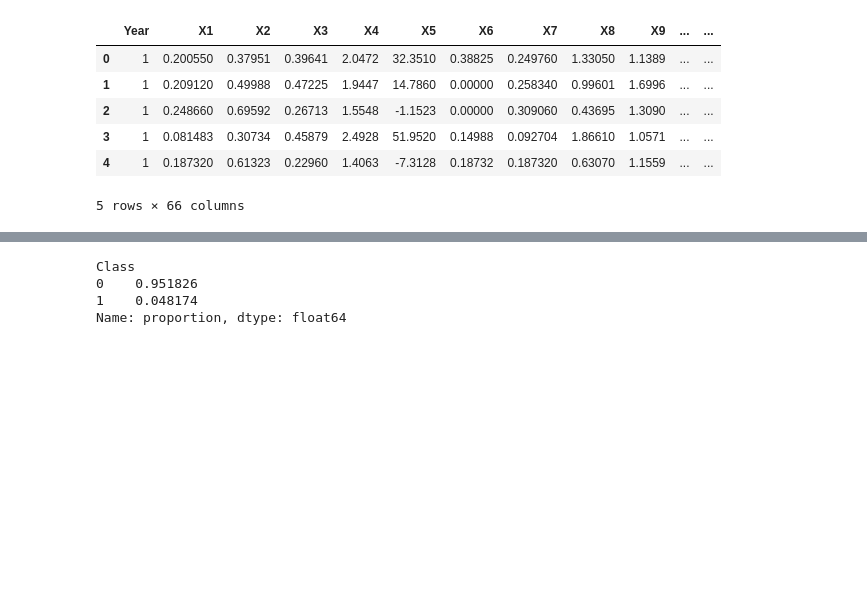
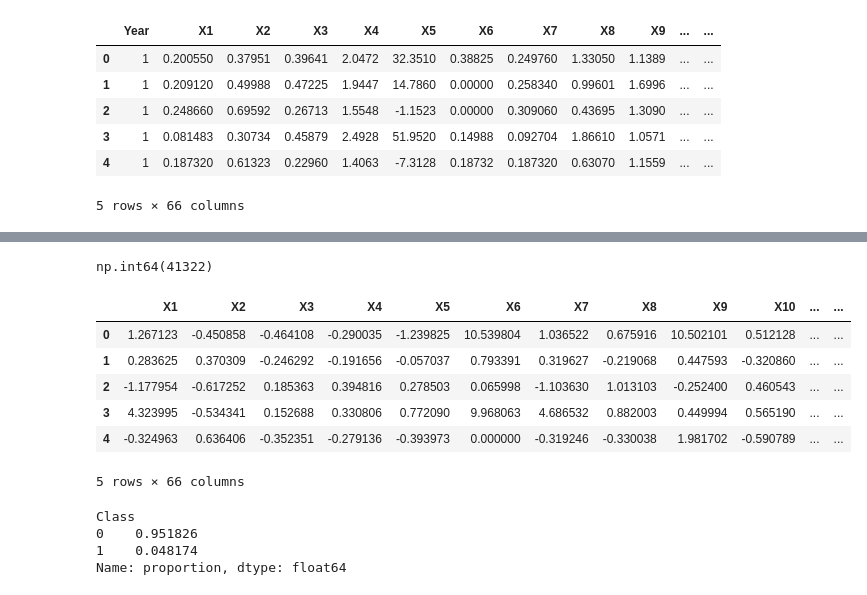
Before and after one commit to MohamedMohsen20501990/bankruptsy_in_poland_binary_classification, a Jupyter notebook: notebooks/main.ipynb, the cells around one changed output, grey strips where cells are left out. Cells and saved outputs as stored; diff of their text form; code cells hidden in the pictures; blank space fills up the shorter version.

Commit message:
ModelTrainer Moduls

```diff
--- a/notebooks/main.ipynb
+++ b/notebooks/main.ipynb
@@ -28,3 +39,18 @@ df.head()
+# %%
+df.isna().sum().sum()
+# %% [output]
+np.int64(41322)
+# %%
+data= pd.read_parquet("../artifacts/transformed_train_data.parquet")
+data.head()
+# %% [output]
+|  | X1 | X2 | X3 | X4 | X5 | X6 | X7 | X8 | X9 | X10 | ... | ... |
+| 0 | 1.267123 | -0.450858 | -0.464108 | -0.290035 | -1.239825 | 10.539804 | 1.036522 | 0.675916 | 10.502101 | 0.512128 | ... | ... |
+| 1 | 0.283625 | 0.370309 | -0.246292 | -0.191656 | -0.057037 | 0.793391 | 0.319627 | -0.219068 | 0.447593 | -0.320860 | ... | ... |
+| 2 | -1.177954 | -0.617252 | 0.185363 | 0.394816 | 0.278503 | 0.065998 | -1.103630 | 1.013103 | -0.252400 | 0.460543 | ... | ... |
+| 3 | 4.323995 | -0.534341 | 0.152688 | 0.330806 | 0.772090 | 9.968063 | 4.686532 | 0.882003 | 0.449994 | 0.565190 | ... | ... |
+| 4 | -0.324963 | 0.636406 | -0.352351 | -0.279136 | -0.393973 | 0.000000 | -0.319246 | -0.330038 | 1.981702 | -0.590789 | ... | ... |
+5 rows × 66 columns
 # %%
 # Checking the distribution of tyhe positive and negative classes
 df["Class"].value_counts(normalize=True)
```
Also changed, not shown: parts of 4 cells of this notebook, 13 other files.
